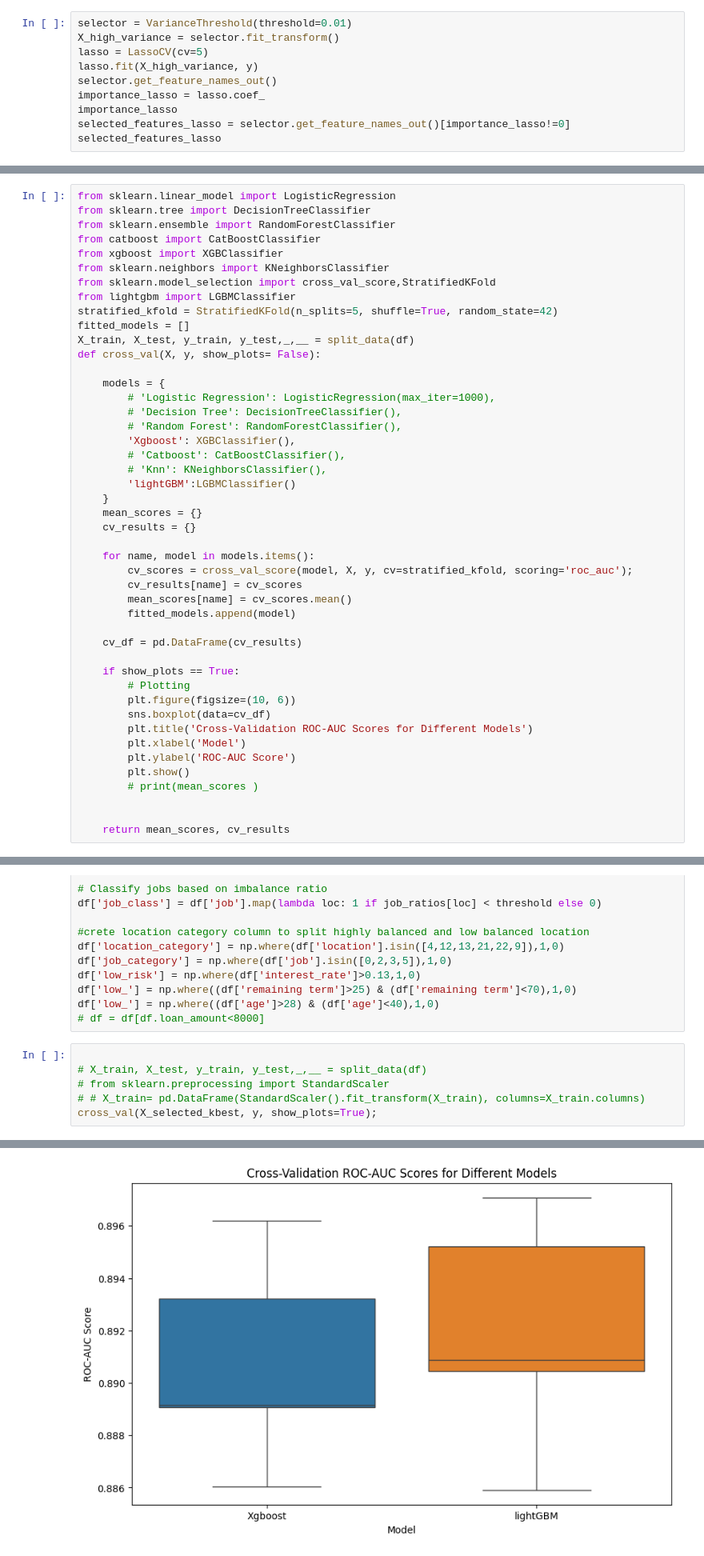
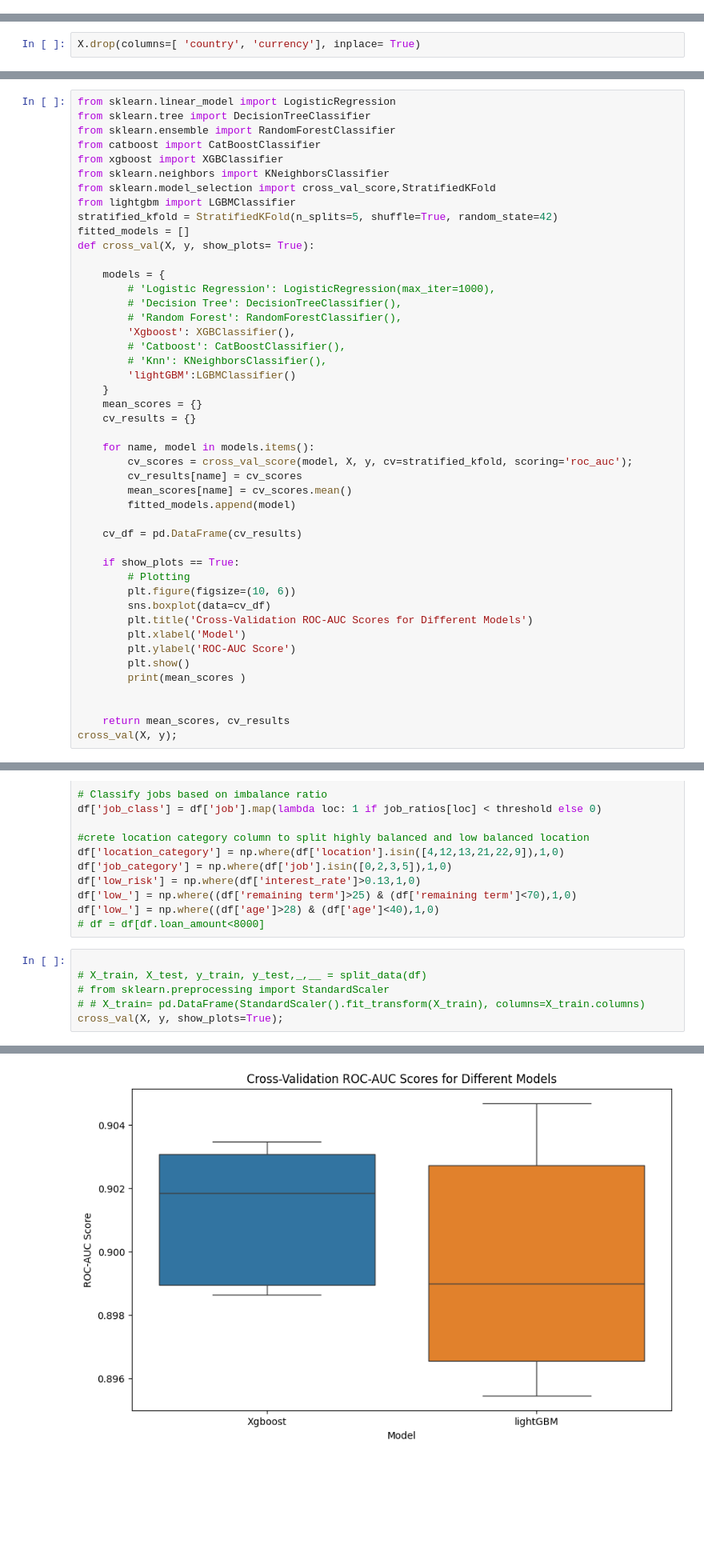
Before and after one commit to Augah2001/Data-Science-Competion-Question-and-Data, a Jupyter notebook: credit_risk.ipynb, the cells around one changed output, grey strips where cells are left out. Shown at 80% size. Saved outputs shown, nothing was run; the diff lists cells and outputs as text; blank space fills up the shorter version.

```diff
--- a/credit_risk.ipynb
+++ b/credit_risk.ipynb
@@ -686,10 +689,0 @@ plt.show()
-# %%
-selector = VarianceThreshold(threshold=0.01)
-X_high_variance = selector.fit_transform()
-lasso = LassoCV(cv=5)
-lasso.fit(X_high_variance, y)
-selector.get_feature_names_out()
-importance_lasso = lasso.coef_
-importance_lasso
-selected_features_lasso = selector.get_feature_names_out()[importance_lasso!=0]
-selected_features_lasso
@@ -725,3 +709,5 @@ X_selected_kbest = kbest.fit_transform(X_high_variance, y)
+# %%
+X.drop(columns=[ 'country', 'currency'], inplace= True)
 # %% [markdown]
 # PREDICTIVE MODELLING
 ## MODEL SELECTION
@@ -744,8 +731,7 @@ from sklearn.model_selection import cross_val_score,StratifiedKFold
 from lightgbm import LGBMClassifier
 stratified_kfold = StratifiedKFold(n_splits=5, shuffle=True, random_state=42)
 fitted_models = []
-X_train, X_test, y_train, y_test,_,__ = split_data(df)
-def cross_val(X, y, show_plots= False):
+def cross_val(X, y, show_plots= True):
 
     models = {
         # 'Logistic Regression': LogisticRegression(max_iter=1000),
@@ -775,7 +761,8 @@ def cross_val(X, y, show_plots= False):
         plt.xlabel('Model')
         plt.ylabel('ROC-AUC Score')
         plt.show()
-        # print(mean_scores )
+        print(mean_scores )
 
 
     return mean_scores, cv_results
+cross_val(X, y);
@@ -826,5 +826,5 @@ df['low_'] = np.where((df['age']>28) & (df['age']<40),1,0)
 # X_train, X_test, y_train, y_test,_,__ = split_data(df)
 # from sklearn.preprocessing import StandardScaler
 # # X_train= pd.DataFrame(StandardScaler().fit_transform(X_train), columns=X_train.columns)
-cross_val(X_selected_kbest, y, show_plots=True);
+cross_val(X, y, show_plots=True);
 # %% [output]
@@ -846,3 +846,3 @@ And if memory is not enough, you can set `force_col_wise=true`.
 [LightGBM] [Info] [binary:BoostFromScore]: pavg=0.148650 -> initscore=-1.745229
 [LightGBM] [Info] Start training from score -1.745229
-[figure, old version]
+[figure, new version]
```
Also changed, not shown: parts of 19 cells of this notebook.
